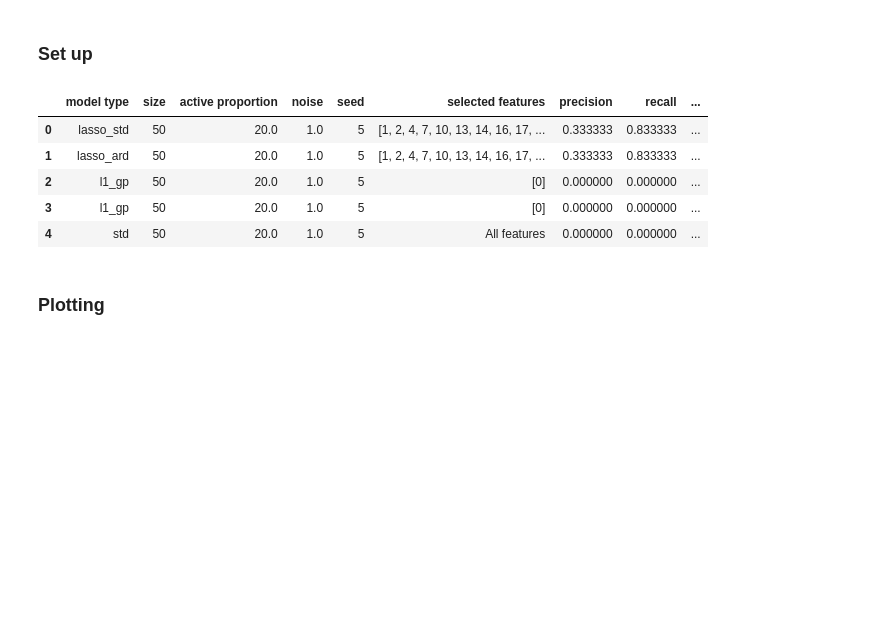
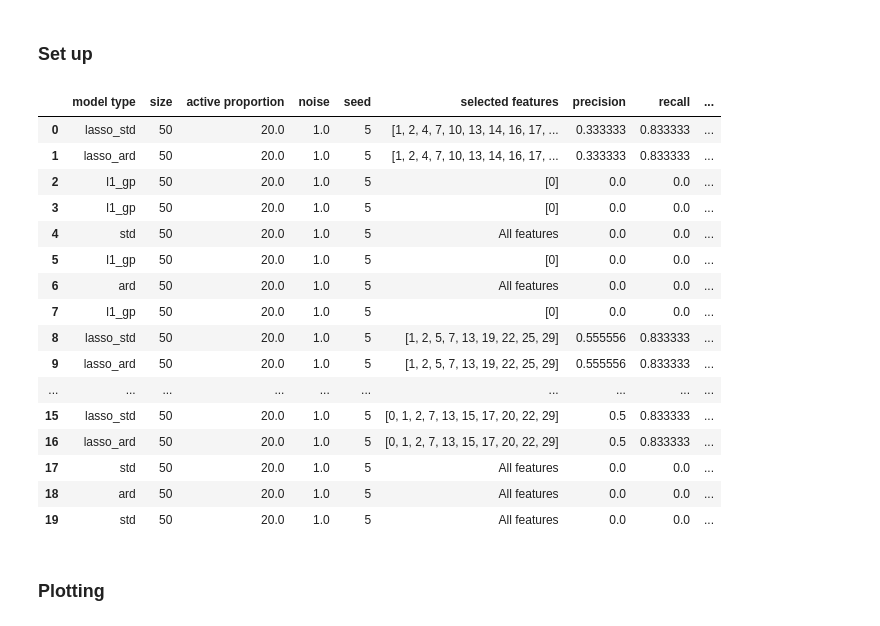
Before and after one commit to liv-fing/gp-feature-selection-simulation, a Jupyter notebook: 10. Analysis of Results - Synthetic.ipynb, the cells around one changed output. Drawn from its saved outputs; the diff is of its cells as text; code cells hidden in the pictures; blank space fills up the shorter version.

```diff
--- a/10. Analysis of Results - Synthetic.ipynb
+++ b/10. Analysis of Results - Synthetic.ipynb
@@ -33,3 +15,24 @@ results = pd.DataFrame(
+# %%
+# create dataframe to fill with results
+
+results = pd.DataFrame(columns=[
+    'model type',
+    'size',
+    'active proportion',
+    'noise',
+    'seed',
+    'selected features',
+    'precision',
+    'recall',
+    'training rmse',
+    'testing rmse',
+    'beta_error',
+    'tune time',
+    'fit time',
+    'prediction time (test)',
+    'total runtime',
+    'lambda'
+])
 # %%
 def extract_model_type(filename):
     if "l1_gp" in filename:
@@ -77,17 +80,31 @@ for folder_name in os.listdir(root_dir):
                             df['noise'] = noise
                             df['seed'] = seed
                             df['replication'] = int(file_name.split('_')[0].replace('Rep', ''))
+                            df = df.reindex(columns=results.columns)
 
+                            df = df.reindex(columns=results.columns)
+                            df = df.astype(results.dtypes.to_dict(), errors='ignore')
                             results = pd.concat([results, df], ignore_index=True)
 # %%
-results.head()
+results.head(20)
 # %% [output]
 |  | model type | size | active proportion | noise | seed | selected features | precision | recall | ... |
 | 0 | lasso_std | 50 | 20.0 | 1.0 | 5 | [1, 2, 4, 7, 10, 13, 14, 16, 17, ... | 0.333333 | 0.833333 | ... |
 | 1 | lasso_ard | 50 | 20.0 | 1.0 | 5 | [1, 2, 4, 7, 10, 13, 14, 16, 17, ... | 0.333333 | 0.833333 | ... |
-| 2 | l1_gp | 50 | 20.0 | 1.0 | 5 | [0] | 0.000000 | 0.000000 | ... |
-| 3 | l1_gp | 50 | 20.0 | 1.0 | 5 | [0] | 0.000000 | 0.000000 | ... |
-| 4 | std | 50 | 20.0 | 1.0 | 5 | All features | 0.000000 | 0.000000 | ... |
+| 2 | l1_gp | 50 | 20.0 | 1.0 | 5 | [0] | 0.0 | 0.0 | ... |
+| 3 | l1_gp | 50 | 20.0 | 1.0 | 5 | [0] | 0.0 | 0.0 | ... |
+| 4 | std | 50 | 20.0 | 1.0 | 5 | All features | 0.0 | 0.0 | ... |
+| 5 | l1_gp | 50 | 20.0 | 1.0 | 5 | [0] | 0.0 | 0.0 | ... |
+| 6 | ard | 50 | 20.0 | 1.0 | 5 | All features | 0.0 | 0.0 | ... |
+| 7 | l1_gp | 50 | 20.0 | 1.0 | 5 | [0] | 0.0 | 0.0 | ... |
+| 8 | lasso_std | 50 | 20.0 | 1.0 | 5 | [1, 2, 5, 7, 13, 19, 22, 25, 29] | 0.555556 | 0.833333 | ... |
+| 9 | lasso_ard | 50 | 20.0 | 1.0 | 5 | [1, 2, 5, 7, 13, 19, 22, 25, 29] | 0.555556 | 0.833333 | ... |
+| ... | ... | ... | ... | ... | ... | ... | ... | ... | ... |
+| 15 | lasso_std | 50 | 20.0 | 1.0 | 5 | [0, 1, 2, 7, 13, 15, 17, 20, 22, 29] | 0.5 | 0.833333 | ... |
+| 16 | lasso_ard | 50 | 20.0 | 1.0 | 5 | [0, 1, 2, 7, 13, 15, 17, 20, 22, 29] | 0.5 | 0.833333 | ... |
+| 17 | std | 50 | 20.0 | 1.0 | 5 | All features | 0.0 | 0.0 | ... |
+| 18 | ard | 50 | 20.0 | 1.0 | 5 | All features | 0.0 | 0.0 | ... |
+| 19 | std | 50 | 20.0 | 1.0 | 5 | All features | 0.0 | 0.0 | ... |
 # %% [markdown]
 ### Plotting
 # %%
```
Also changed, not shown: parts of 5 cells of this notebook, 6 other files.
